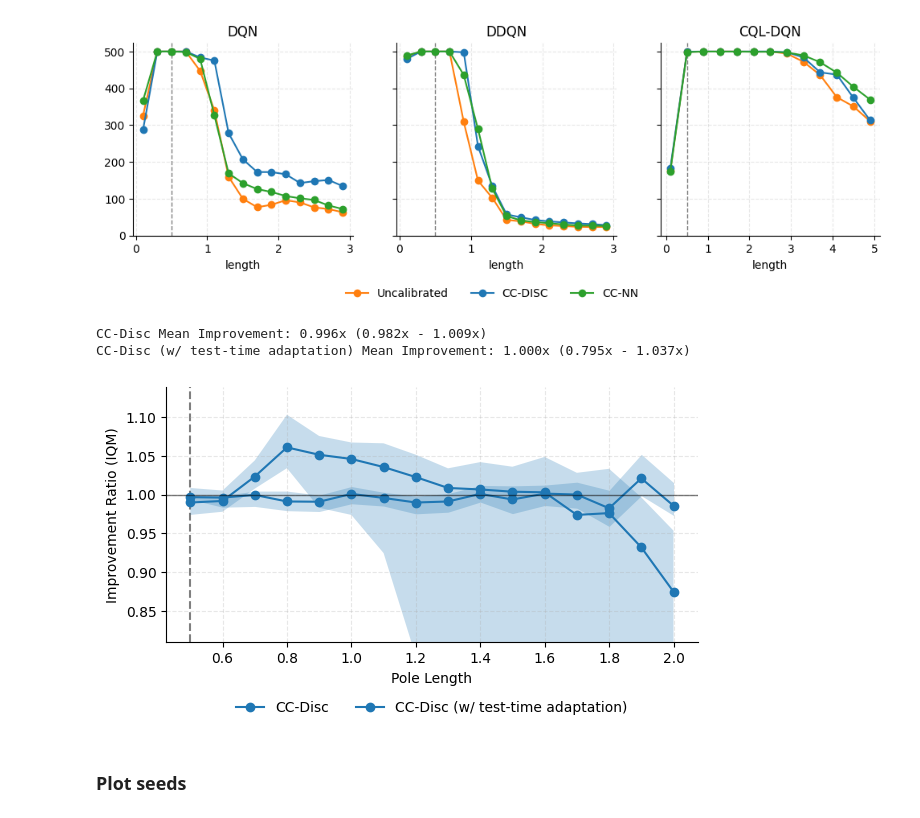
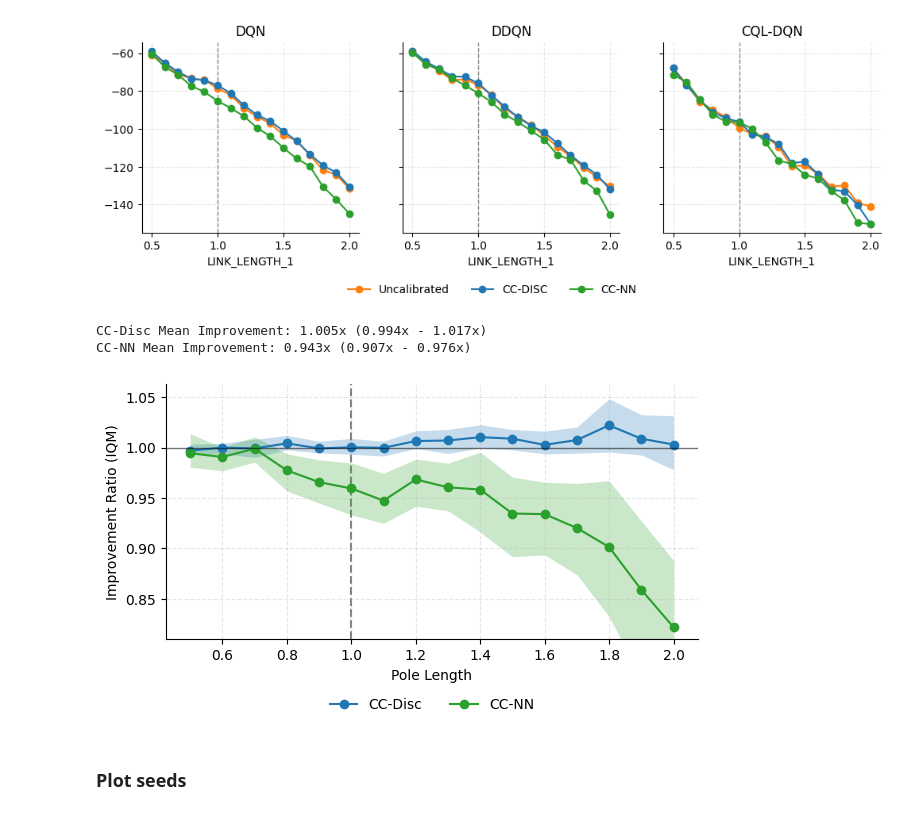
Before and after one commit to foty-hub/msc_thesis, a Jupyter notebook: notebooks/cartpole/final_plots.ipynb, the cells around one changed output. Cells and saved outputs as stored; diff of their text form; code cells hidden in the pictures.

Commit message:
final plots

```diff
--- a/notebooks/cartpole/final_plots.ipynb
+++ b/notebooks/cartpole/final_plots.ipynb
@@ -79,7 +79,7 @@ lunarlander_info = EnvInfo(
     min_return=0,
 )
 
-CFG = cartpole_info
+CFG = acrobot_info
 # %%
 from functools import cache
 
@@ -265,7 +265,7 @@ df_filtered = plot_robustness_experiment(
 )
 df_filtered = df_filtered.reset_index()
 # %% [output]
-[figure, old version]
+[figure, new version]
 # %%
 def iqm(scores):
     return np.array(
@@ -347,37 +347,37 @@ def plot_improvement_curve(
     if legend_title is not None:
         ncols = max(1, len(ratio_score))
         ax.legend(
             frameon=False,
             loc="upper center",
             bbox_to_anchor=(0.5, -0.18),  # center below the axes
             ncol=ncols,
             title=legend_title,
         )
         # make room for the legend
         fig.subplots_adjust(bottom=0.28)
 
     plotname = plotname or config.filename
 
     output_path = output_dir / "robustness_experiments" / f"{plotname}_ratio.pdf"
     plt.savefig(output_path)
     plt.show()
 
 
 plot_improvement_curve(
     param_vals,
     ratio_score,
     ratio_cis,
     title="",
     xlabel="Pole Length",
     config=CFG,
     legend_title="",
     xlim=(None, None),
-    ylim=(0.81, None),
+    ylim=(0.81, 2.5),
 )
 # %% [output]
-CC-Disc Mean Improvement: 0.996x (0.982x - 1.009x)
-CC-Disc (w/ test-time adaptation) Mean Improvement: 1.000x (0.795x - 1.037x)
+CC-Disc Mean Improvement: 1.005x (0.994x - 1.017x)
+CC-NN Mean Improvement: 0.943x (0.907x - 0.976x)
-[figure, old version]
+[figure, new version]
 # %%
 # mean improvement of CQL
 # %% [markdown]
```
Also changed, not shown: parts of 10 cells of this notebook, 6 other files.
